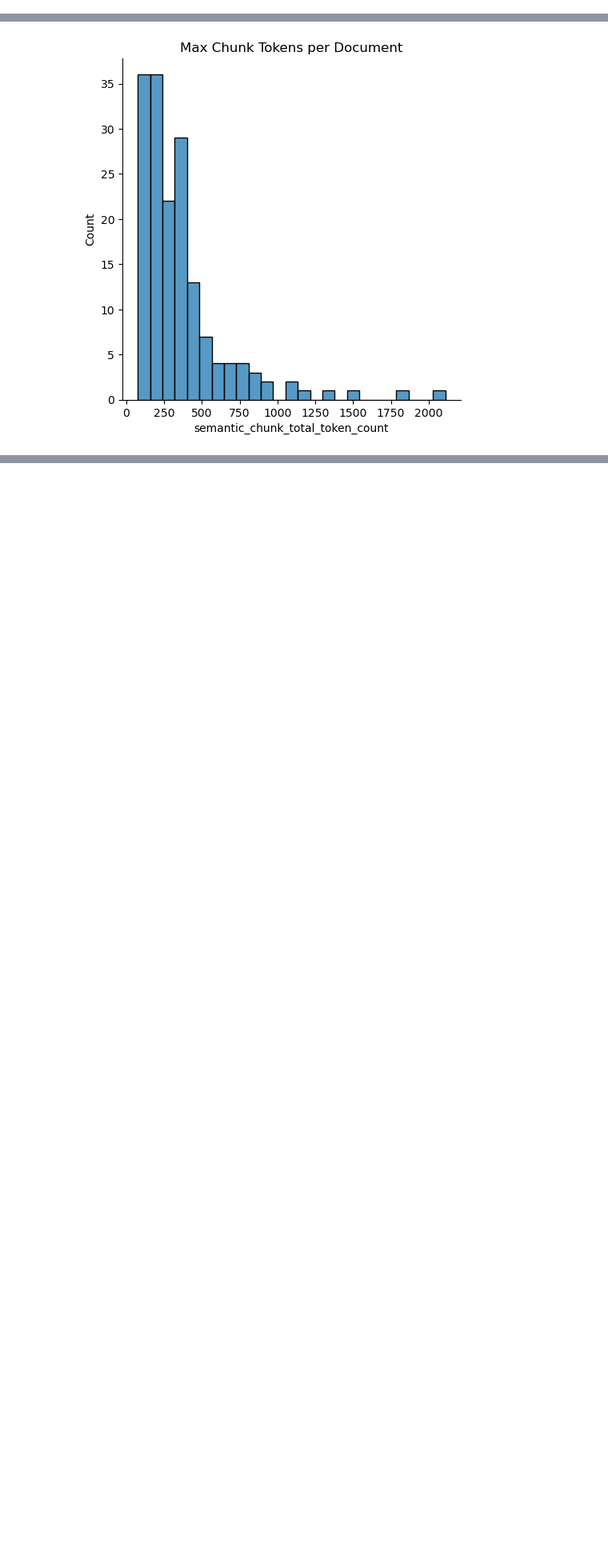
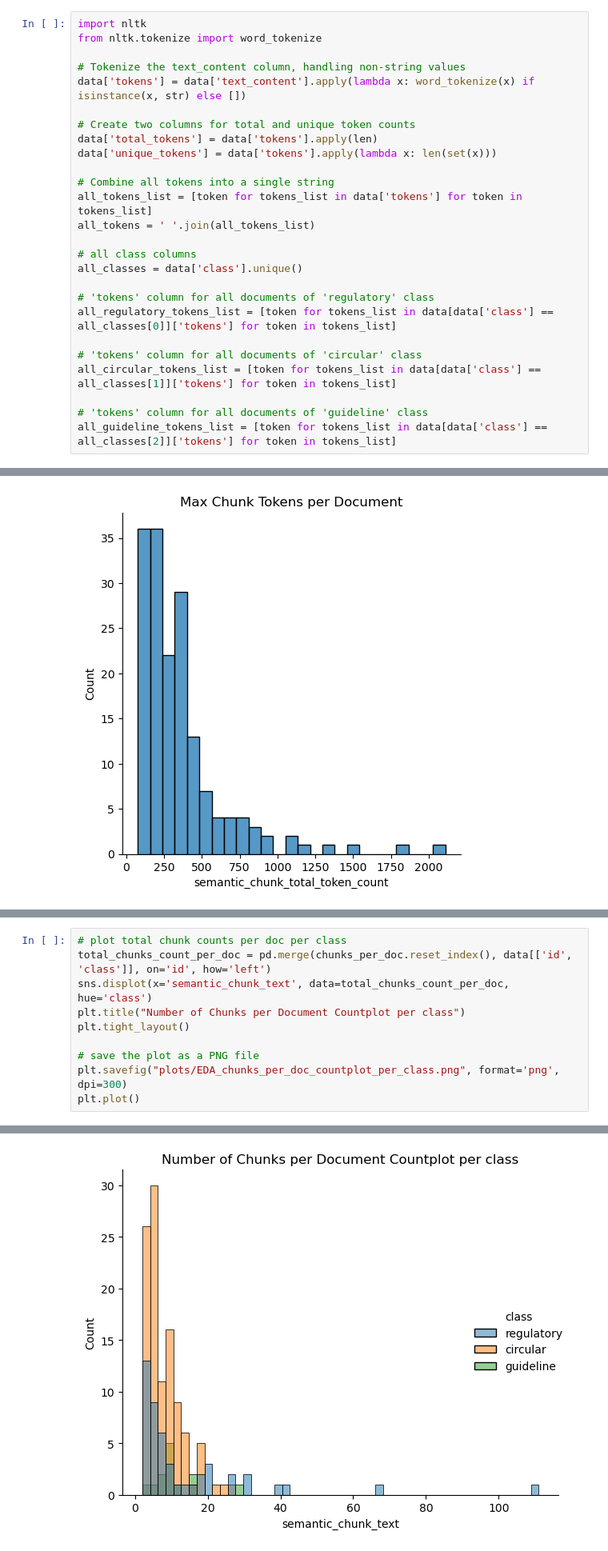
Before and after one commit to OmdenaAI/SriLankaChapter_RegulatoryDecisionMaking, a Jupyter notebook: task-3-eda/experimental_notebooks/Tokenization Statistical Analysis.ipynb, the cells around one changed output, grey strips where cells are left out. Shown at 80% size. Drawn from its saved outputs; the diff is of its cells as text; blank space fills up the shorter version.

Commit message:
chunk stats per class EDA

```diff
--- a/task-3-eda/experimental_notebooks/Tokenization Statistical Analysis.ipynb
+++ b/task-3-eda/experimental_notebooks/Tokenization Statistical Analysis.ipynb
@@ -305,6 +305,32 @@ Total Unique guideline Token Count: 3042
 ## Tokens and Page Counts
 # %% [markdown]
 #### Total Token Count Comparison per Document Class
+# %%
+import nltk
+from nltk.tokenize import word_tokenize
+
+# Tokenize the text_content column, handling non-string values
+data['tokens'] = data['text_content'].apply(lambda x: word_tokenize(x) if isinstance(x, str) else [])
+
+# Create two columns for total and unique token counts
+data['total_tokens'] = data['tokens'].apply(len)
+data['unique_tokens'] = data['tokens'].apply(lambda x: len(set(x)))
+
+# Combine all tokens into a single string
+all_tokens_list = [token for tokens_list in data['tokens'] for token in tokens_list]
+all_tokens = ' '.join(all_tokens_list)
+
+# all class columns
+all_classes = data['class'].unique()
+
+# 'tokens' column for all documents of 'regulatory' class
+all_regulatory_tokens_list = [token for tokens_list in data[data['class'] == all_classes[0]]['tokens'] for token in tokens_list]
+
+# 'tokens' column for all documents of 'circular' class
+all_circular_tokens_list = [token for tokens_list in data[data['class'] == all_classes[1]]['tokens'] for token in tokens_list]
+
+# 'tokens' column for all documents of 'guideline' class
+all_guideline_tokens_list = [token for tokens_list in data[data['class'] == all_classes[2]]['tokens'] for token in tokens_list]
 # %%
 doc_stats_df = pd.DataFrame({
     'class': data['class'].unique(),
@@ -449,0 +486,11 @@ Name: semantic_chunk_total_token_count, dtype: float64
+# %%
+# plot total chunk counts per doc per class
+total_chunks_count_per_doc = pd.merge(chunks_per_doc.reset_index(), data[['id', 'class']], on='id', how='left')
+sns.displot(x='semantic_chunk_text', data=total_chunks_count_per_doc, hue='class')
+plt.title("Number of Chunks per Document Countplot per class")
+plt.tight_layout()
+
+# save the plot as a PNG file
+plt.savefig("plots/EDA_chunks_per_doc_countplot_per_class.png", format='png', dpi=300)
+plt.plot()
+# %% [output]
@@ -449,0 +498 @@ Name: semantic_chunk_total_token_count, dtype: float64
+[figure, added]
```
Also changed, not shown: parts of 7 cells of this notebook.
